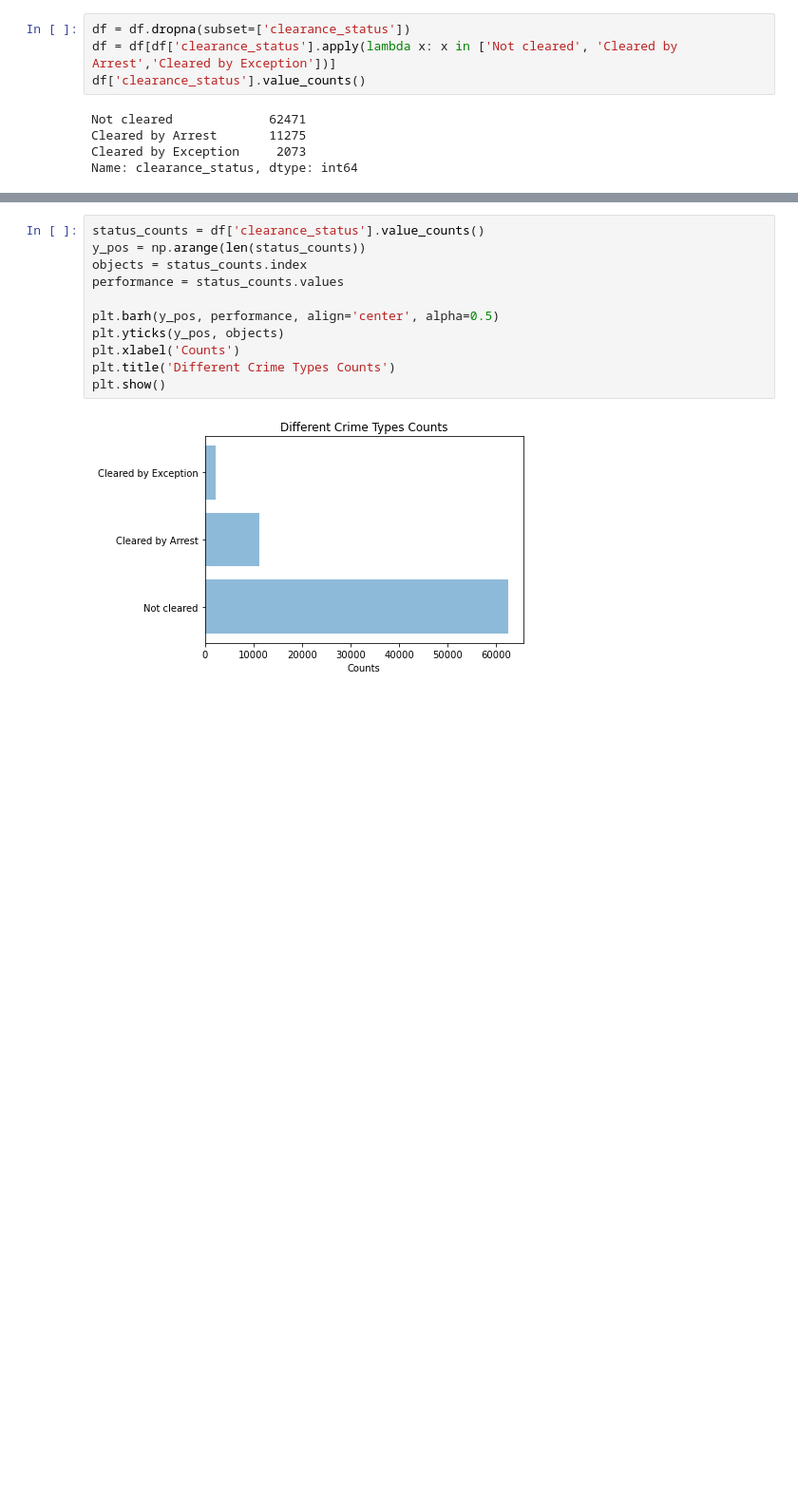
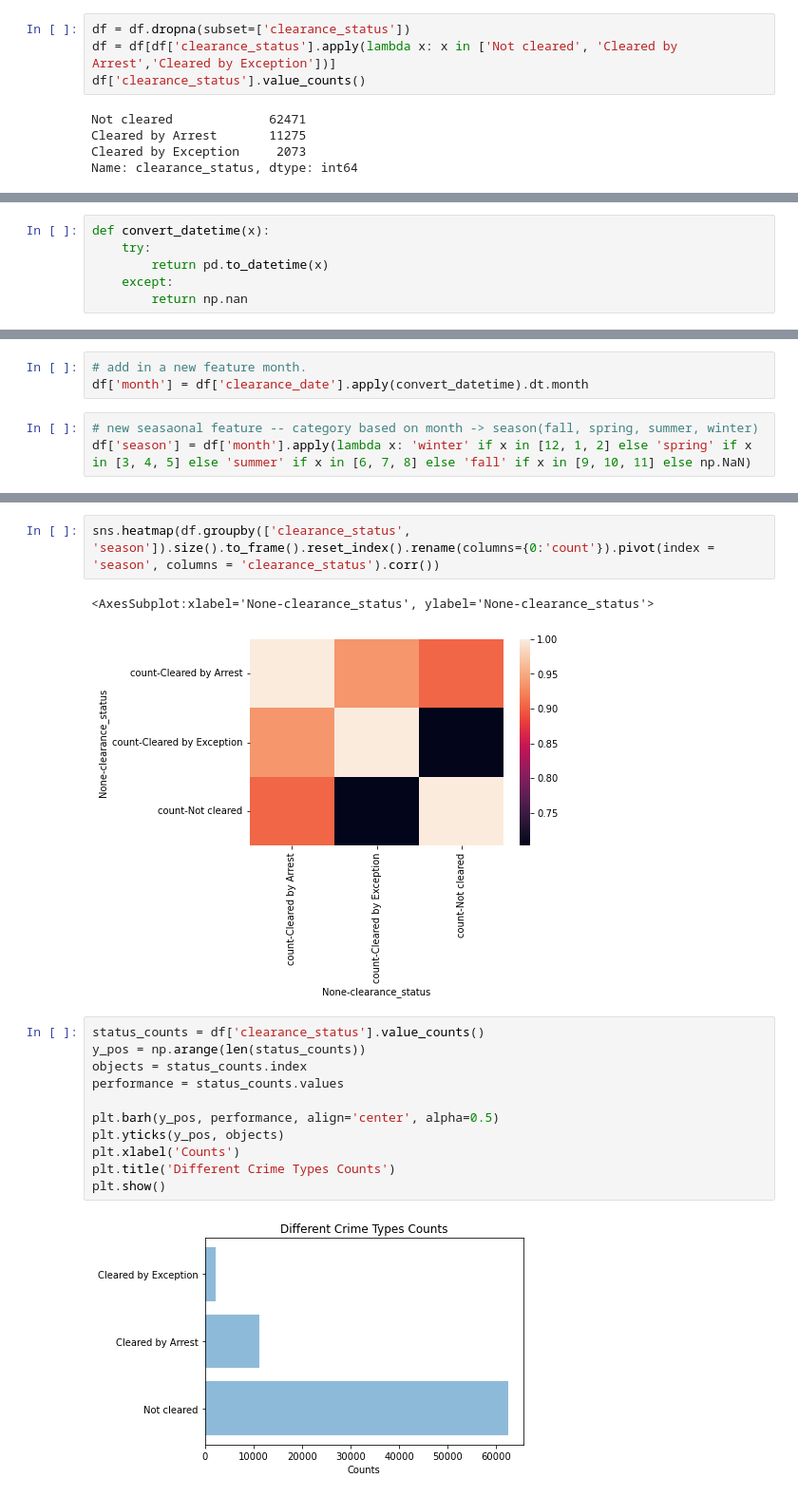
Before and after one commit to COGS118A/Group042-Sp22, a Jupyter notebook: Checkpoint_group042.ipynb, the cells around one changed output, grey strips where cells are left out. Shown at 95% size. Saved outputs shown, nothing was run; the diff lists cells and outputs as text; blank space fills up the shorter version.

```diff
--- a/Checkpoint_group042.ipynb
+++ b/Checkpoint_group042.ipynb
@@ -248,0 +186,6 @@ Name: clearance_status, dtype: int64
+# %%
+def convert_datetime(x):
+    try:
+        return pd.to_datetime(x)
+    except:
+        return np.nan
@@ -248,0 +197,6 @@ Name: clearance_status, dtype: int64
+# %%
+# add in a new feature month.
+df['month'] = df['clearance_date'].apply(convert_datetime).dt.month
+# %%
+# new seasaonal feature -- category based on month -> season(fall, spring, summer, winter)
+df['season'] = df['month'].apply(lambda x: 'winter' if x in [12, 1, 2] else 'spring' if x in [3, 4, 5] else 'summer' if x in [6, 7, 8] else 'fall' if x in [9, 10, 11] else np.NaN)
@@ -249,3 +228,8 @@ Name: clearance_status, dtype: int64
+# %%
+sns.heatmap(df.groupby(['clearance_status', 'season']).size().to_frame().reset_index().rename(columns={0:'count'}).pivot(index = 'season', columns = 'clearance_status').corr())
+# %% [output]
+<AxesSubplot:xlabel='None-clearance_status', ylabel='None-clearance_status'>
+[figure, added]
 # %%
 status_counts = df['clearance_status'].value_counts()
 y_pos = np.arange(len(status_counts))
```
Also changed, not shown: parts of 34 cells of this notebook.
